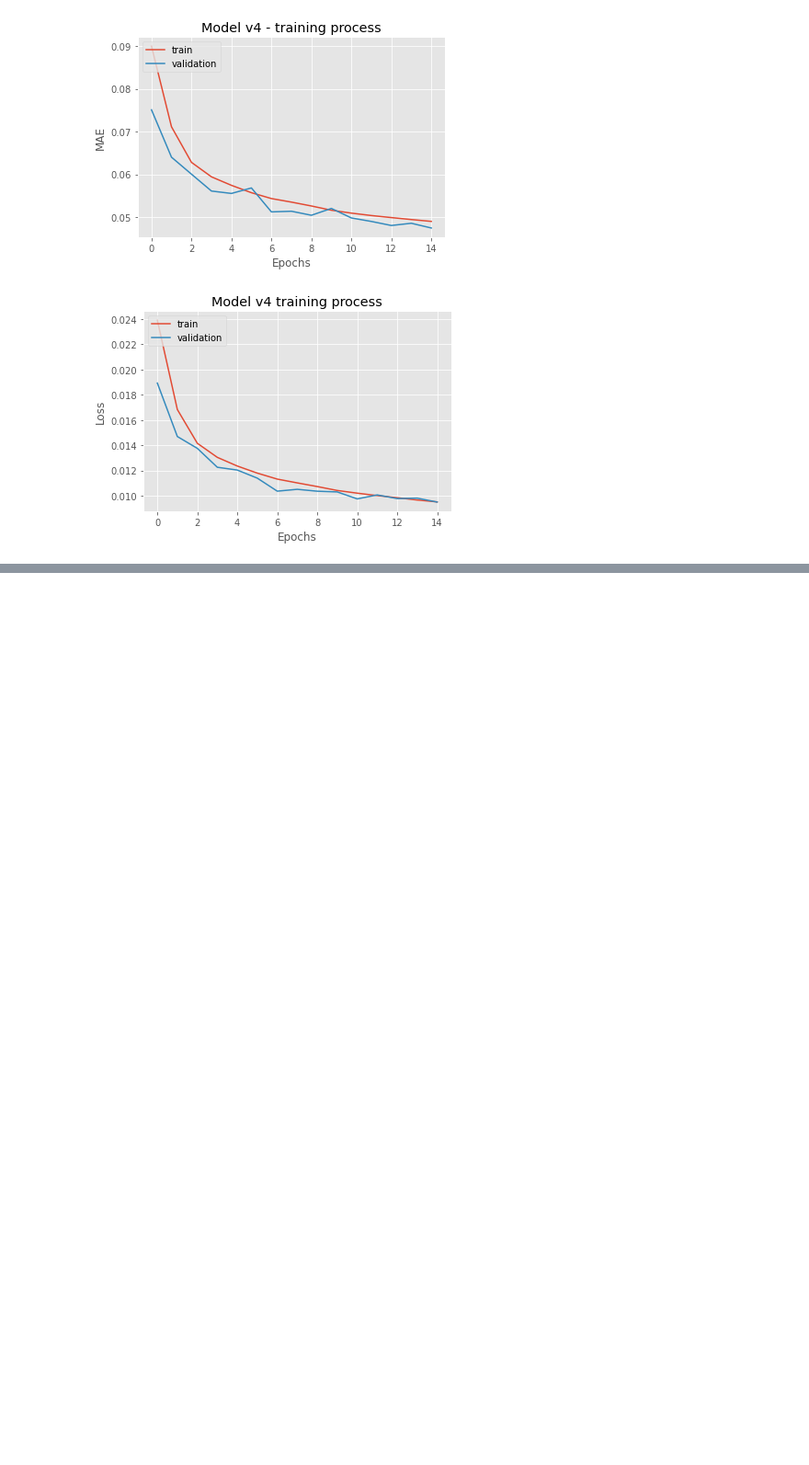
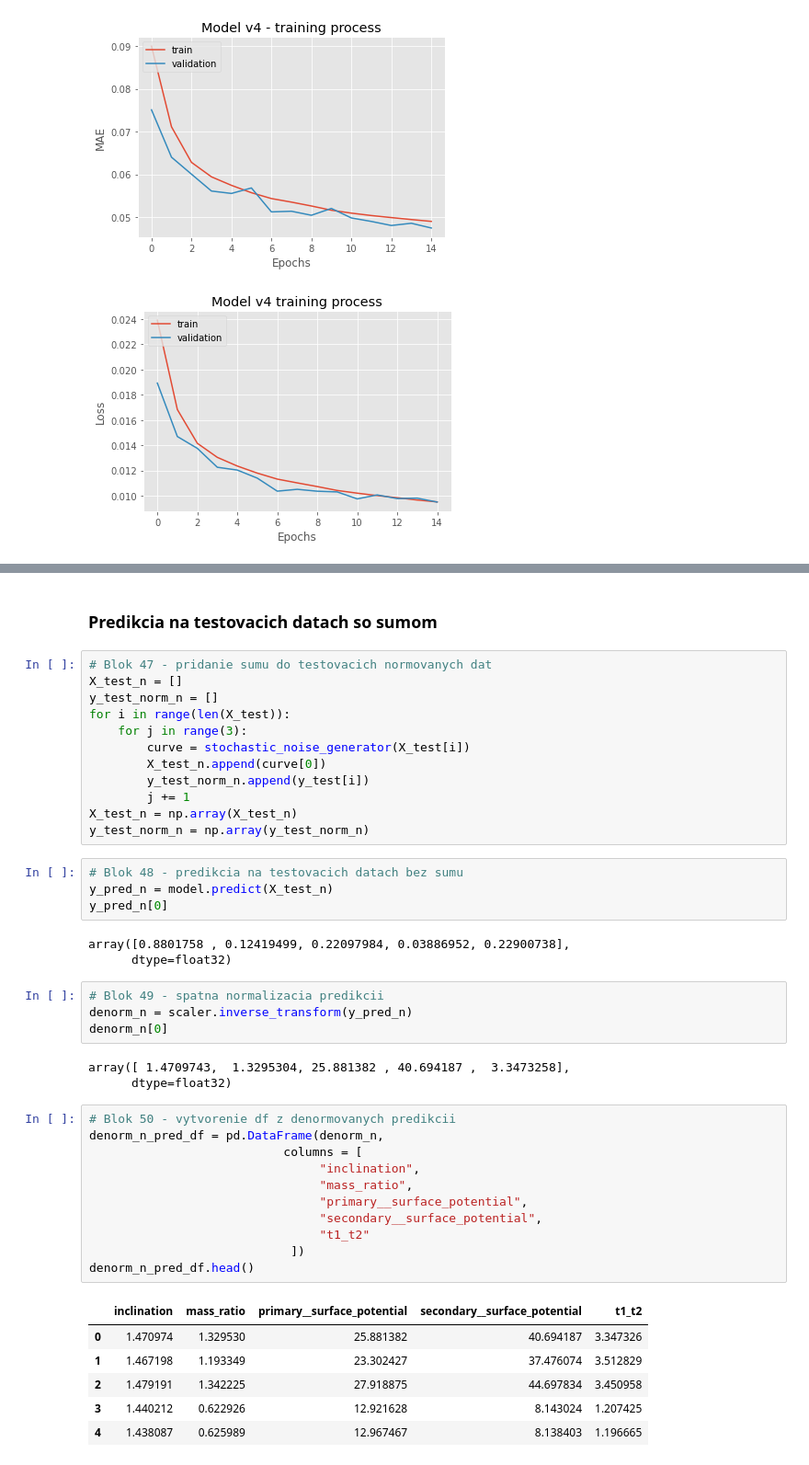
Before and after one commit to AdriNemcikova/DP, a Jupyter notebook: DET_models_comparison.ipynb, the cells around one changed output, grey strips where cells are left out. Shown: that part at 92% size. Drawn from its saved outputs; the diff is of its cells as text; blank space fills up the shorter version.

```diff
--- a/DET_models_comparison.ipynb
+++ b/DET_models_comparison.ipynb
@@ -765,0 +843,46 @@ training_loss(history4_new)
+# %% [markdown]
+### Predikcia na testovacich datach so sumom
+# %%
+# Blok 47 - pridanie sumu do testovacich normovanych dat
+X_test_n = []
+y_test_norm_n = []
+for i in range(len(X_test)):
+    for j in range(3):
+        curve = stochastic_noise_generator(X_test[i])
+        X_test_n.append(curve[0])
+        y_test_norm_n.append(y_test[i])
+        j += 1
+X_test_n = np.array(X_test_n)
+y_test_norm_n = np.array(y_test_norm_n)
+# %%
+# Blok 48 - predikcia na testovacich datach bez sumu
+y_pred_n = model.predict(X_test_n)
+y_pred_n[0]
+# %% [output]
+array([0.8801758 , 0.12419499, 0.22097984, 0.03886952, 0.22900738],
+      dtype=float32)
+# %%
+# Blok 49 - spatna normalizacia predikcii
+denorm_n = scaler.inverse_transform(y_pred_n)
+denorm_n[0]
+# %% [output]
+array([ 1.4709743,  1.3295304, 25.881382 , 40.694187 ,  3.3473258],
+      dtype=float32)
+# %%
+# Blok 50 - vytvorenie df z denormovanych predikcii
+denorm_n_pred_df = pd.DataFrame(denorm_n,
+                           columns = [
+                                "inclination",
+                                "mass_ratio",
+                                "primary__surface_potential",
+                                "secondary__surface_potential",
+                                "t1_t2"
+                            ])
+denorm_n_pred_df.head()
+# %% [output]
+|  | inclination | mass_ratio | primary__surface_potential | secondary__surface_potential | t1_t2 |
+| 0 | 1.470974 | 1.329530 | 25.881382 | 40.694187 | 3.347326 |
+| 1 | 1.467198 | 1.193349 | 23.302427 | 37.476074 | 3.512829 |
+| 2 | 1.479191 | 1.342225 | 27.918875 | 44.697834 | 3.450958 |
+| 3 | 1.440212 | 0.622926 | 12.921628 | 8.143024 | 1.207425 |
+| 4 | 1.438087 | 0.625989 | 12.967467 | 8.138403 | 1.196665 |
```
Also changed, not shown: parts of 12 cells of this notebook.
